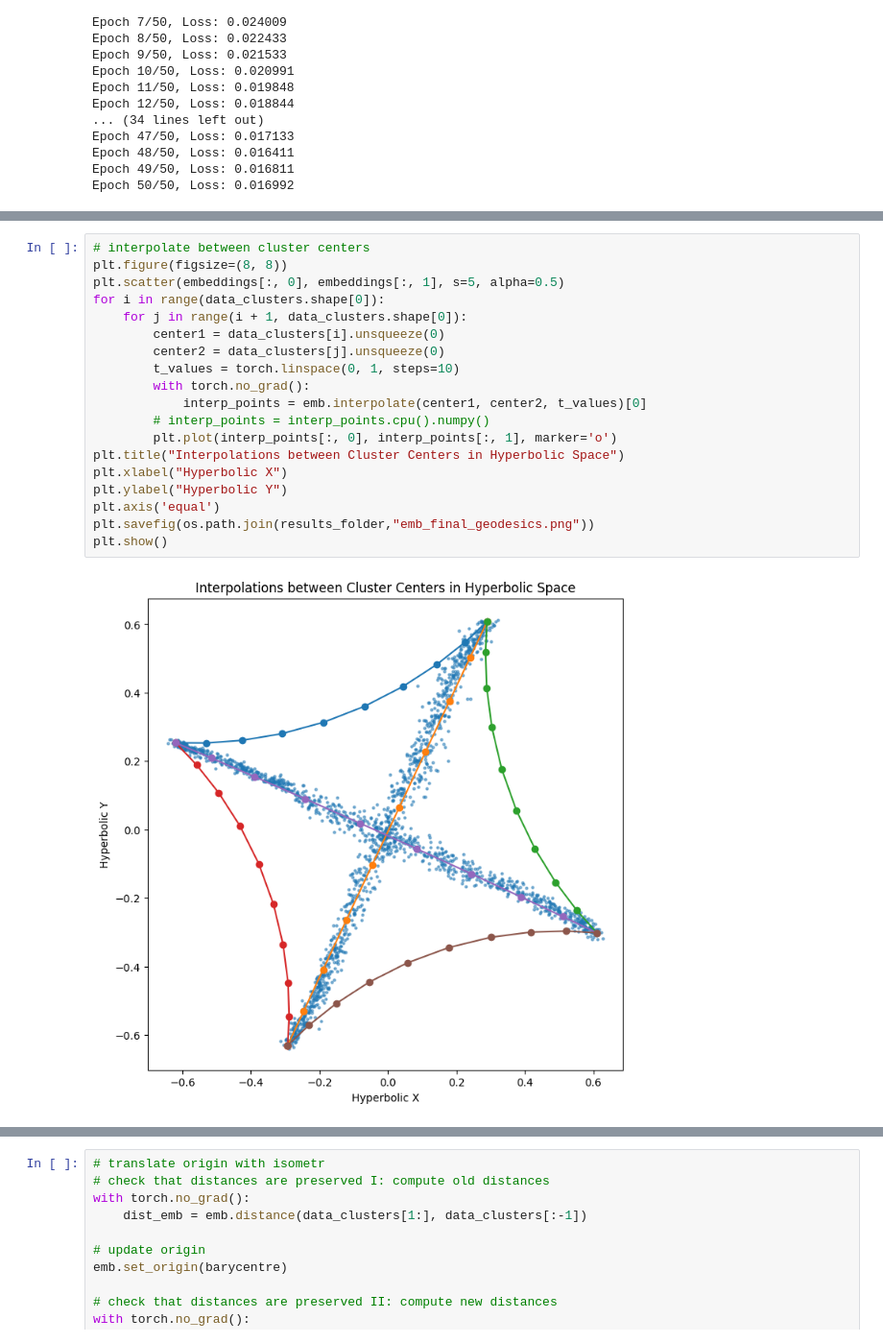
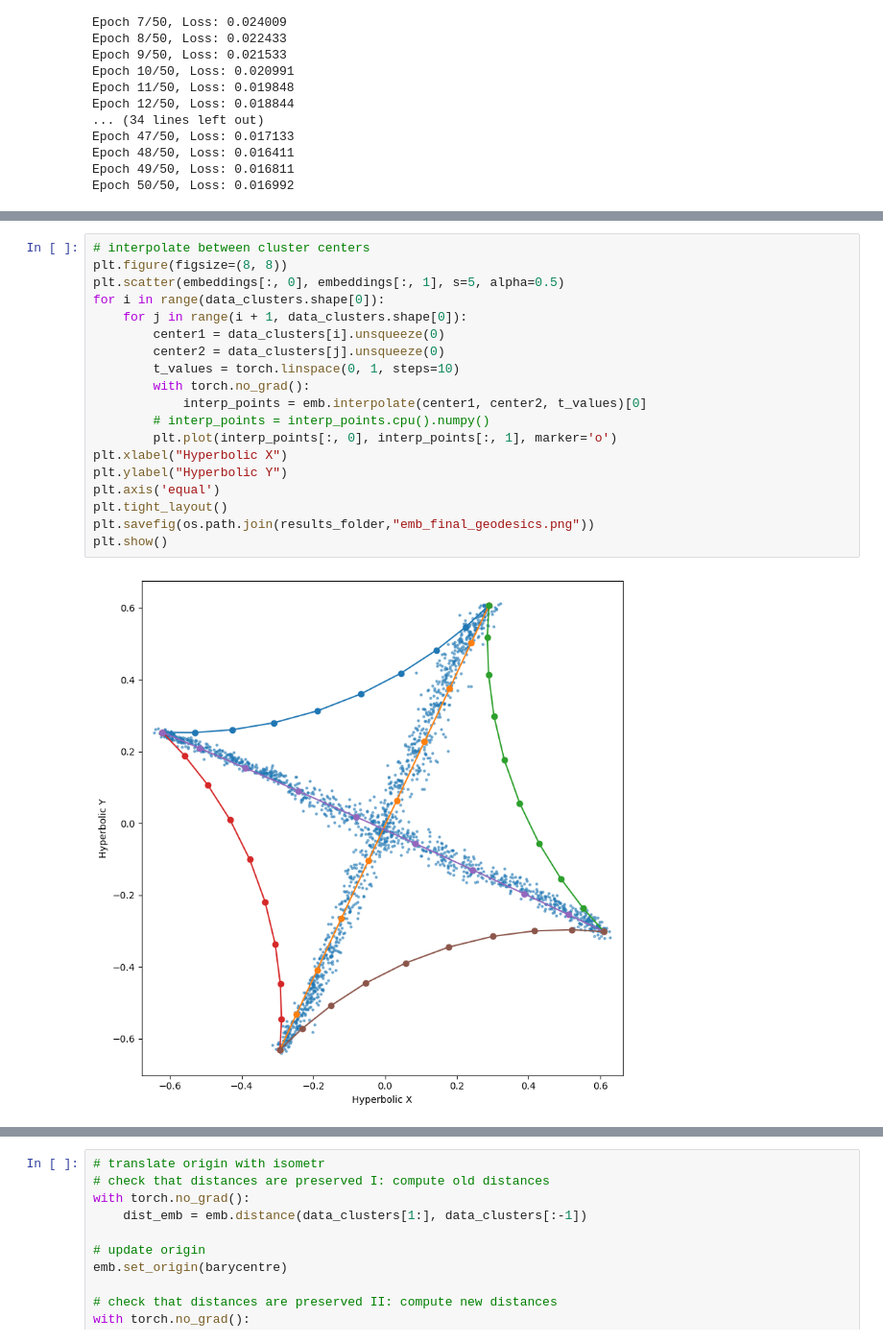
Before and after one commit to wdiepeveen/Riemannian-Archetypal-Analysis, a Jupyter notebook: tree_three_phase.ipynb, the cells around one changed output, grey strips where cells are left out. Shown at 96% size. Saved outputs shown, nothing was run; the diff lists cells and outputs as text.

```diff
--- a/tree_three_phase.ipynb
+++ b/tree_three_phase.ipynb
@@ -158,24 +158,24 @@ plt.show()
 # %%
 # interpolate between cluster centers
 plt.figure(figsize=(8, 8))
 plt.scatter(embeddings[:, 0], embeddings[:, 1], s=5, alpha=0.5)
 for i in range(data_clusters.shape[0]):
     for j in range(i + 1, data_clusters.shape[0]):
         center1 = data_clusters[i].unsqueeze(0)
         center2 = data_clusters[j].unsqueeze(0)
         t_values = torch.linspace(0, 1, steps=10)
         with torch.no_grad():
             interp_points = emb.interpolate(center1, center2, t_values)[0]
         # interp_points = interp_points.cpu().numpy()
         plt.plot(interp_points[:, 0], interp_points[:, 1], marker='o')
-plt.title("Interpolations between Cluster Centers in Hyperbolic Space")
 plt.xlabel("Hyperbolic X")
 plt.ylabel("Hyperbolic Y")
 plt.axis('equal')
+plt.tight_layout()
 plt.savefig(os.path.join(results_folder,"emb_final_geodesics.png"))
 plt.show()
 # %% [output]
-[figure, old version]
+[figure, new version]
 # %%
 # we would like to compute the barycentre of the embeddings and use this to center the embeddings
 with torch.no_grad():
```
Also changed, not shown: parts of 12 cells of this notebook, 13 other files.
